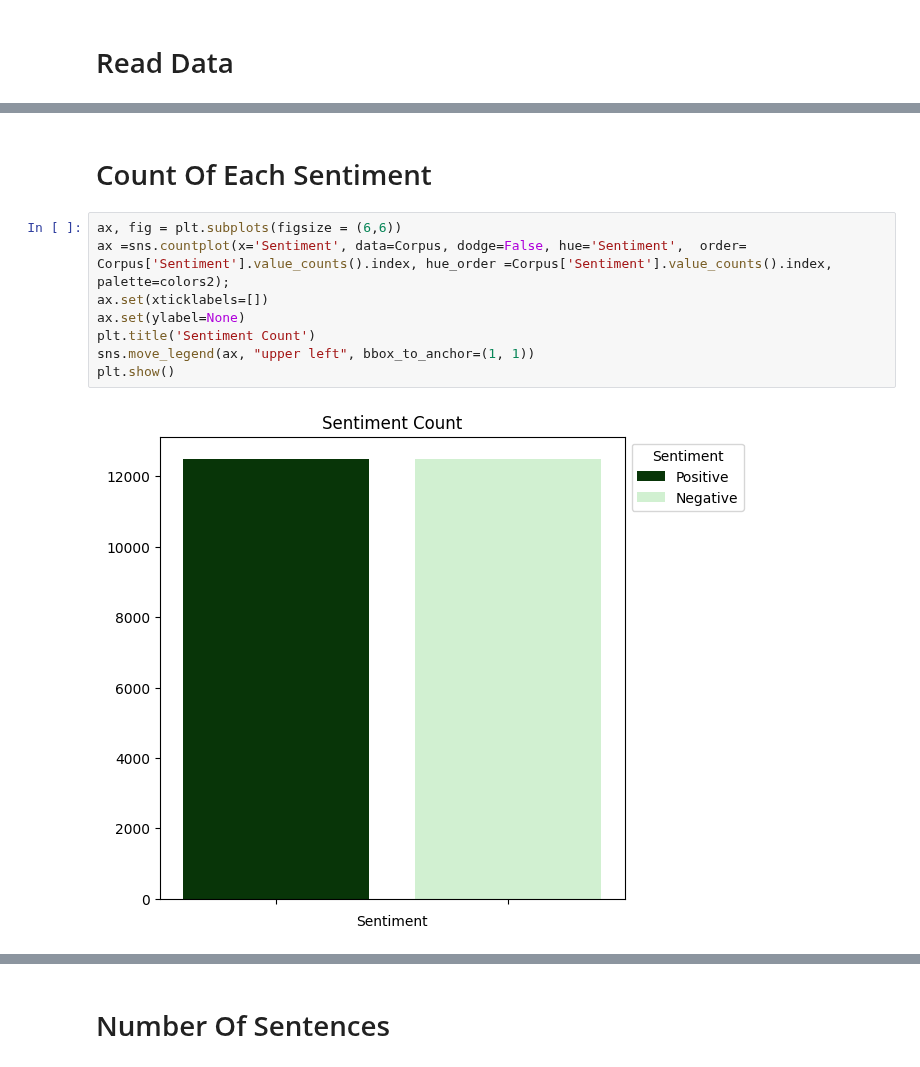
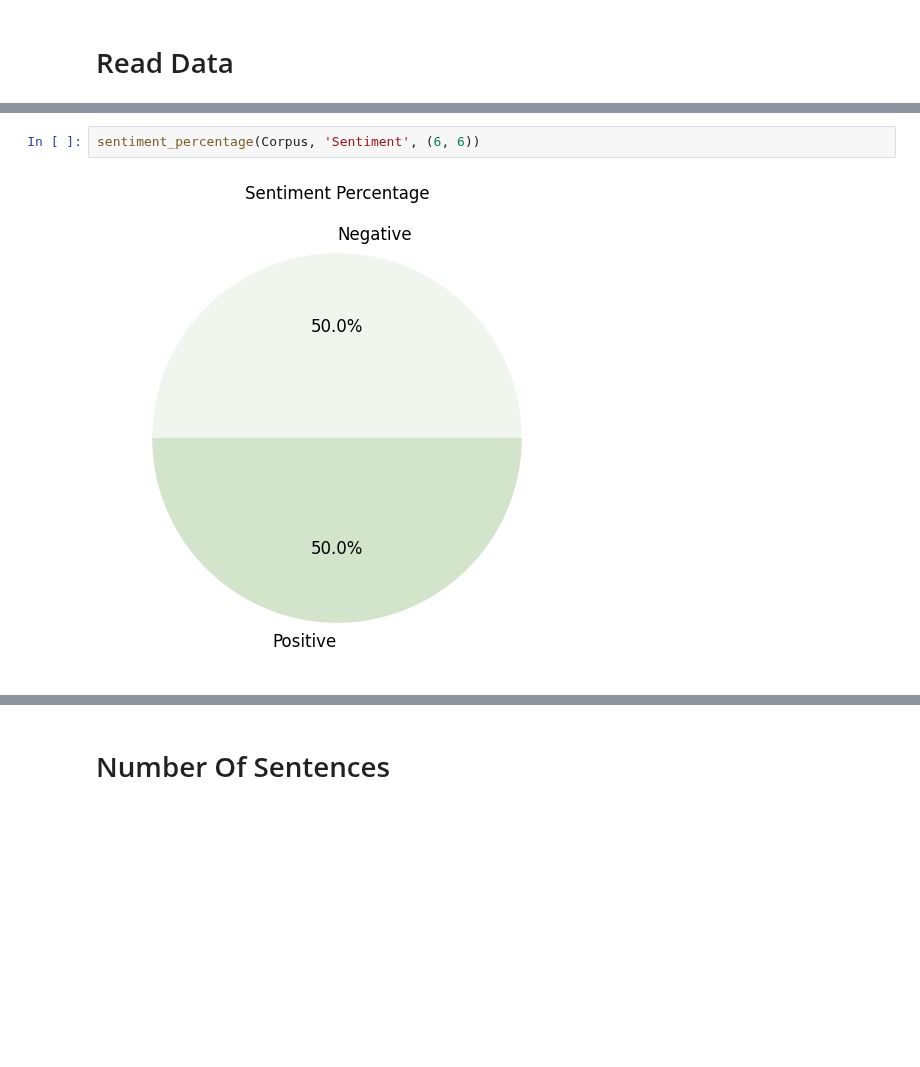
Before and after one commit to Osamah-Anmar-Sami/Sentiment-Analysis, a Jupyter notebook: English Sentiment Analysis/English Sentiment Analysis.ipynb, the cells around one changed output, grey strips where cells are left out. Drawn from its saved outputs; the diff is of its cells as text; blank space fills up the shorter version.

```diff
--- a/English Sentiment Analysis/English Sentiment Analysis.ipynb
+++ b/English Sentiment Analysis/English Sentiment Analysis.ipynb
@@ -104,12 +84,4 @@ Corpus['Sentiment'].value_counts().plot.pie(autopct = '%0.1f%%',
-# %% [markdown]
-# Count Of Each Sentiment
-# %%
-ax, fig = plt.subplots(figsize = (6,6))
-ax =sns.countplot(x='Sentiment', data=Corpus, dodge=False, hue='Sentiment',  order= Corpus['Sentiment'].value_counts().index, hue_order =Corpus['Sentiment'].value_counts().index,  palette=colors2);
-ax.set(xticklabels=[])
-ax.set(ylabel=None)
-plt.title('Sentiment Count')
-sns.move_legend(ax, "upper left", bbox_to_anchor=(1, 1))
-plt.show()
-# %% [output]
-[figure, removed]
+# %%
+sentiment_percentage(Corpus, 'Sentiment', (6, 6))
+# %% [output]
+[figure, added]
```
Also changed, not shown: parts of 110 cells of this notebook.
